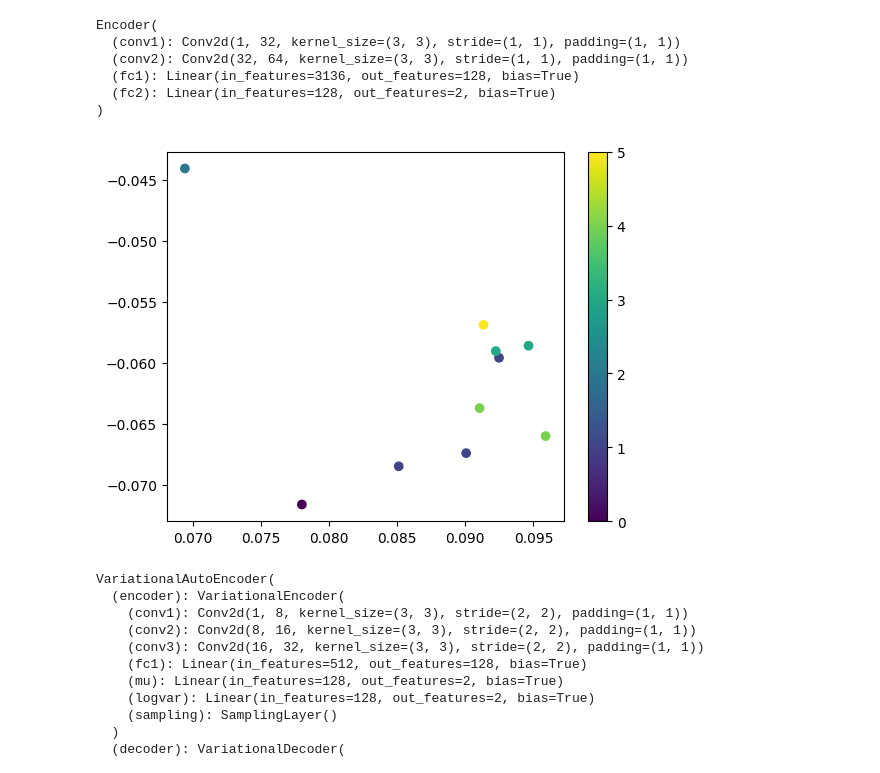
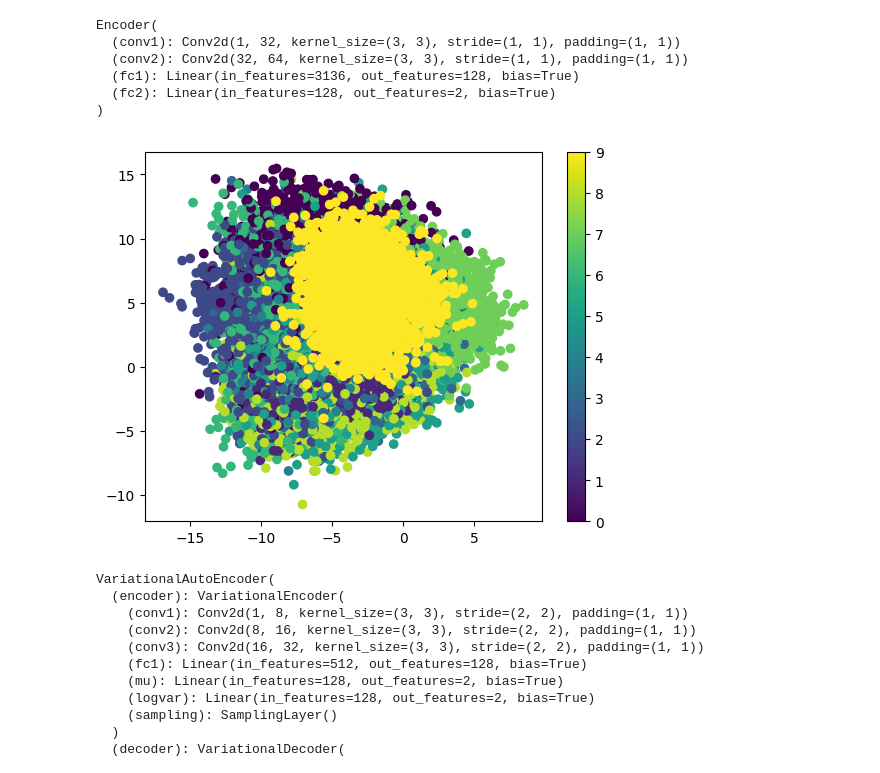
Before and after one commit to MaximeSzymanski/VAE_pytorch, a Jupyter notebook: VAE.ipynb, the cells around one changed output. Drawn from its saved outputs; the diff is of its cells as text; code cells hidden in the pictures.

Commit message:
Updated plotting

```diff
--- a/VAE.ipynb
+++ b/VAE.ipynb
@@ -100,15 +100,15 @@ Encoder(
 )
 # %%
 # encode the first 10 images
-images = mnist_trainset.data[:10].float().unsqueeze(1)/255
+images = mnist_trainset.data.float().unsqueeze(1)
 encoder(images)
 # plot the encoded images in 2D
 encoded_images = encoder(images).detach().numpy()
-plt.scatter(encoded_images[:, 0], encoded_images[:, 1], c=mnist_trainset.targets[:10].numpy())
+plt.scatter(encoded_images[:, 0], encoded_images[:, 1], c=mnist_trainset.targets.numpy())
 plt.colorbar()
 plt.show()
 # %% [output]
-[figure, old version]
+[figure, new version]
 # %%
 class SamplingLayer(torch.nn.Module):
     def __init__(self):
```
Also changed, not shown: parts of 5 cells of this notebook.
